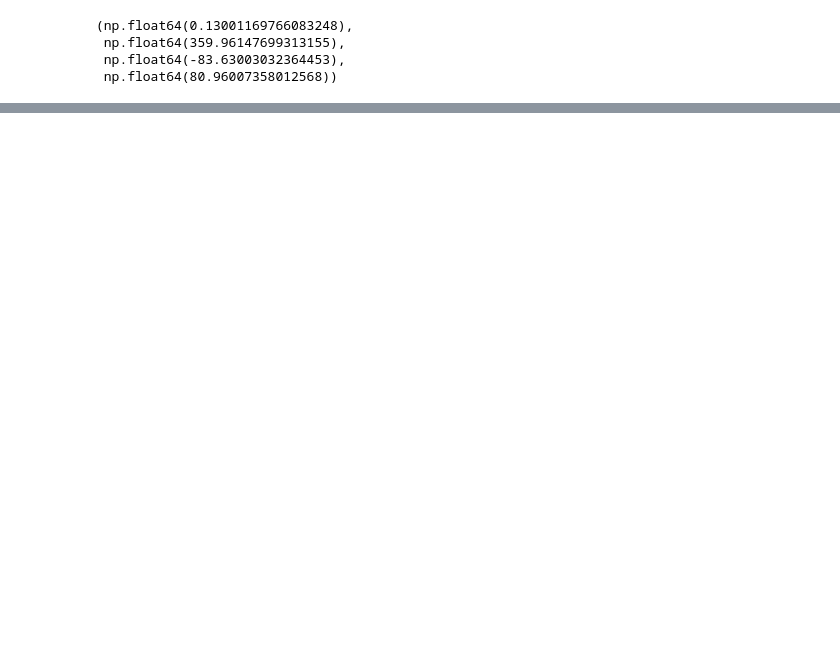
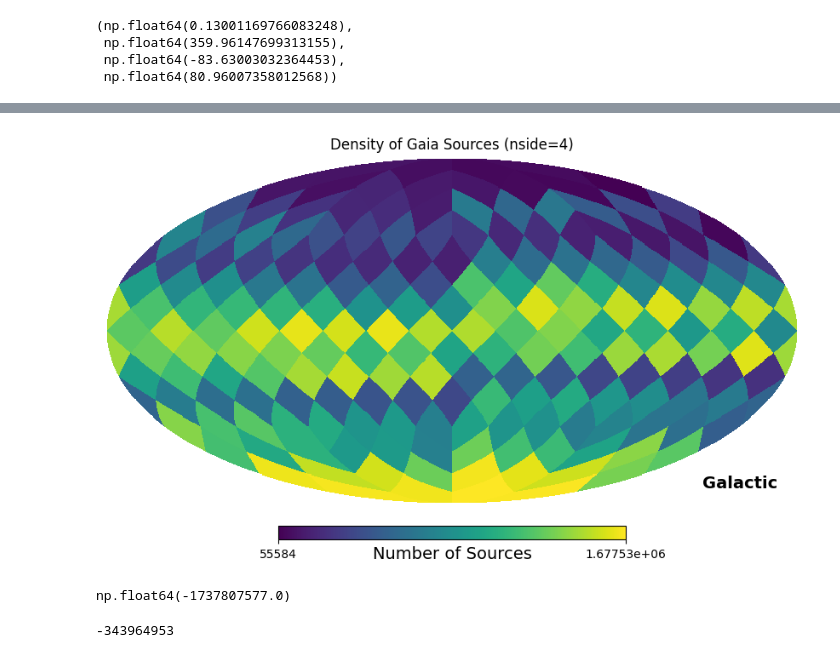
Before and after one commit to fawkez/HVS_1, a Jupyter notebook: scripts/testing.ipynb, the cells around one changed output, grey strips where cells are left out. Cells and saved outputs as stored; diff of their text form; code cells hidden in the pictures; blank space fills up the shorter version.

```diff
--- a/scripts/testing.ipynb
+++ b/scripts/testing.ipynb
@@ -160,0 +291,14 @@ min(data['l']), max(data['l']), min(data['b']), max(data['b'])
+# %%
+# Plotting the density map using healpy
+hp.mollview(healpix_map, title="Density of Gaia Sources (nside=4)", unit="Number of Sources", norm="hist", cmap="viridis", cbar=True, coord='G')
+plt.show()
+# %% [output]
+[figure, added]
+# %%
+np.sum(healpix_map) - 1811709771
+# %% [output]
+np.float64(-1737807577.0)
+# %%
+1467744818 - 1811709771
+# %% [output]
+-343964953
```
Also changed, not shown: parts of 15 cells of this notebook, 3 other files.
